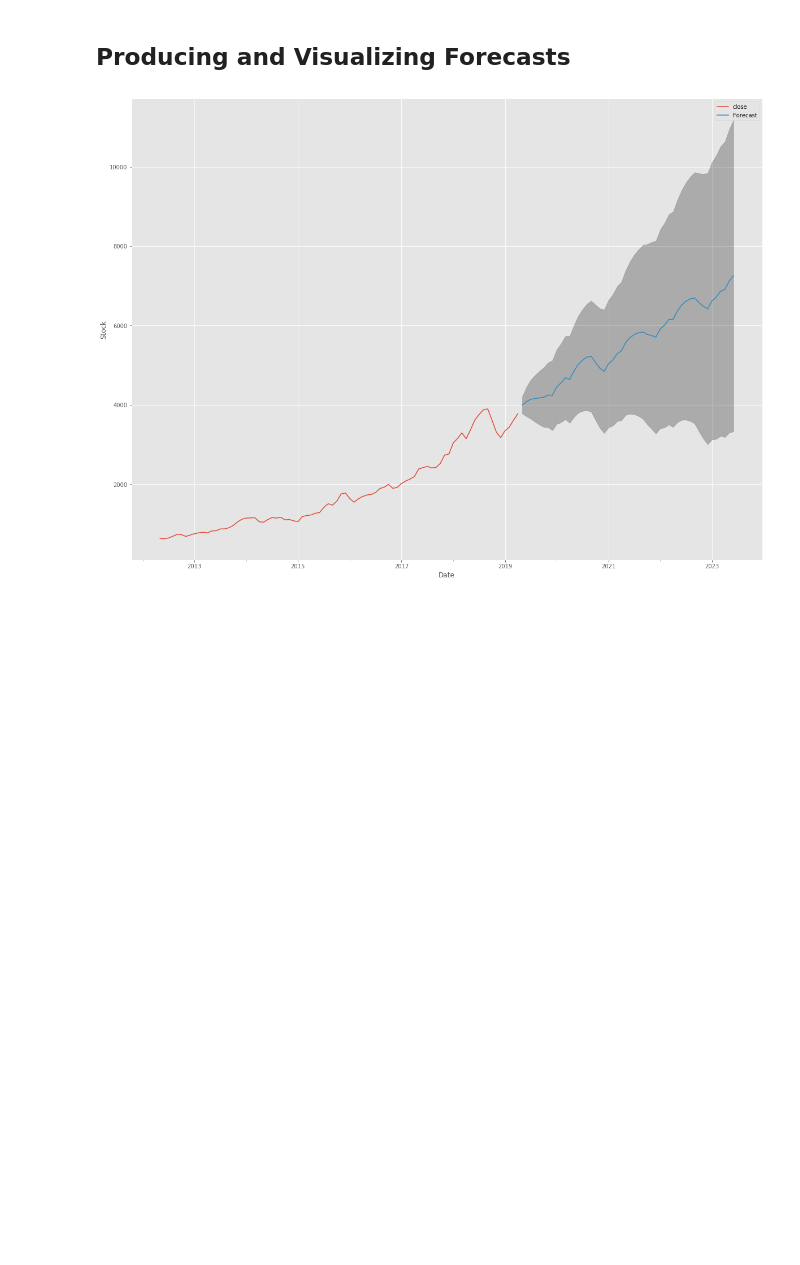
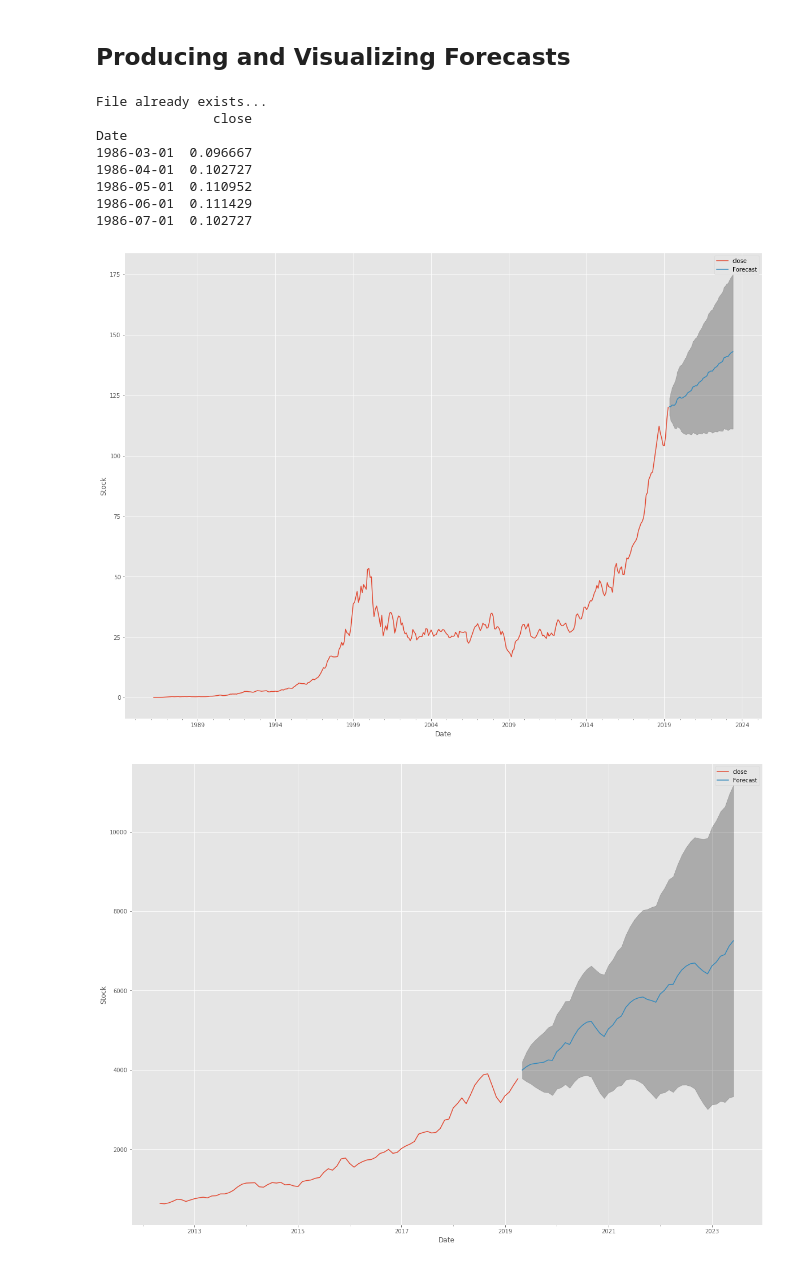
Before and after one commit to Judahesses/FAANG-in-5, a Jupyter notebook: stocks.ipynb, the cells around one changed output. Cells and saved outputs as stored; diff of their text form; code cells hidden in the pictures; blank space fills up the shorter version.

```diff
--- a/stocks.ipynb
+++ b/stocks.ipynb
@@ -449,7 +449,7 @@ Name: 27, dtype: object
 
 > In the simple grid example above, we identified the set of parameters that produced the best fitting model to our time series data. We can proceed to analyze this particular model in more depth.
 # %%
-ARIMA_MODEL = sm.tsa.statespace.SARIMAX(train,
+ARIMA_MODEL = sm.tsa.statespace.SARIMAX(FAANG,
                                 order=(0, 1, 1),
                                 seasonal_order=(0, 1, 1, 12),
                                 enforce_stationarity=False,
@@ -572,3 +629,15 @@ The Root Mean Squared Error of our forecasts is 715.84.
+# %%
+get_prediction('MSFT')
+# %% [output]
+File already exists...
+               close
+Date
+1986-03-01  0.096667
+1986-04-01  0.102727
+1986-05-01  0.110952
+1986-06-01  0.111429
+1986-07-01  0.102727
+[figure, added]
 # %%
 # Get forecast 5 years in the future
 prediction = output.get_forecast(steps=50)
```
Also changed, not shown: parts of 5 cells of this notebook.
